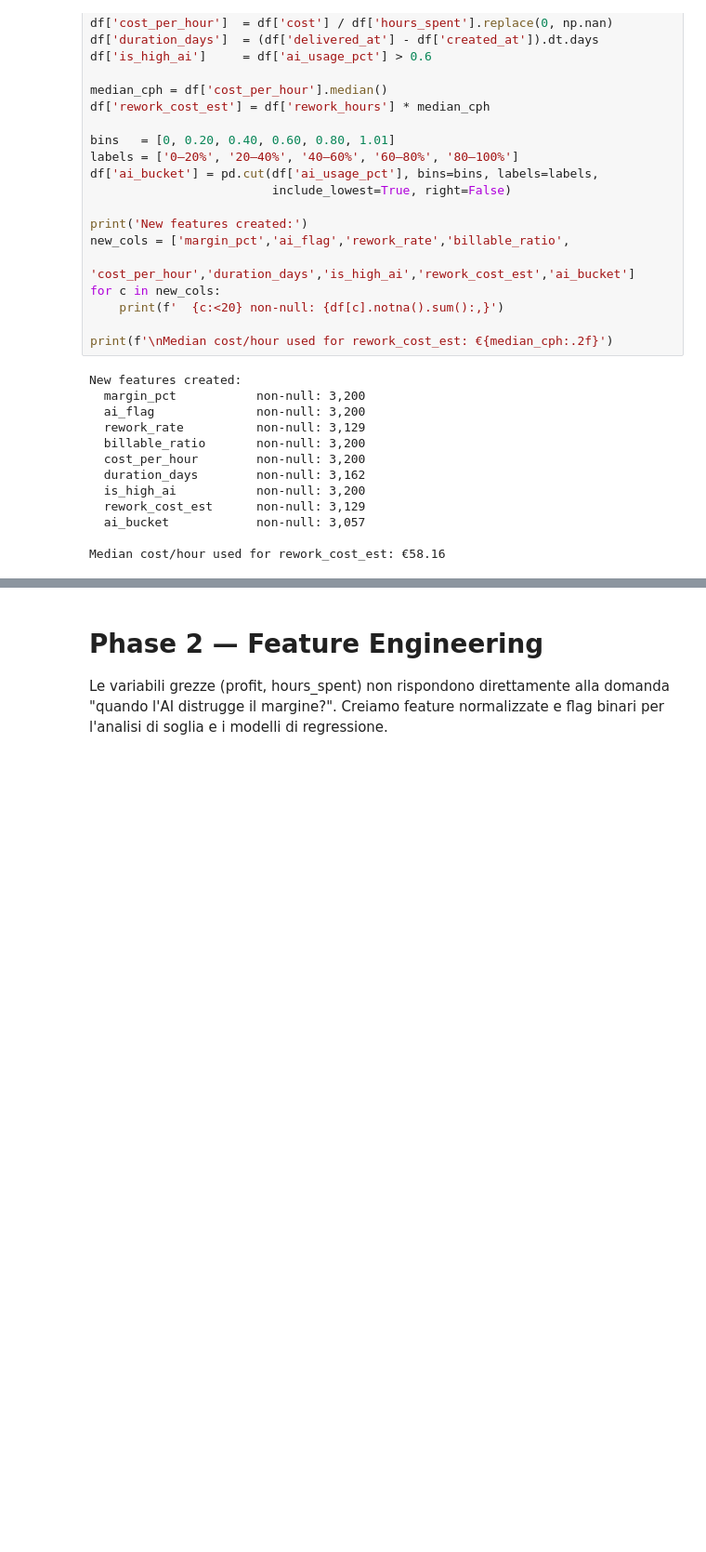
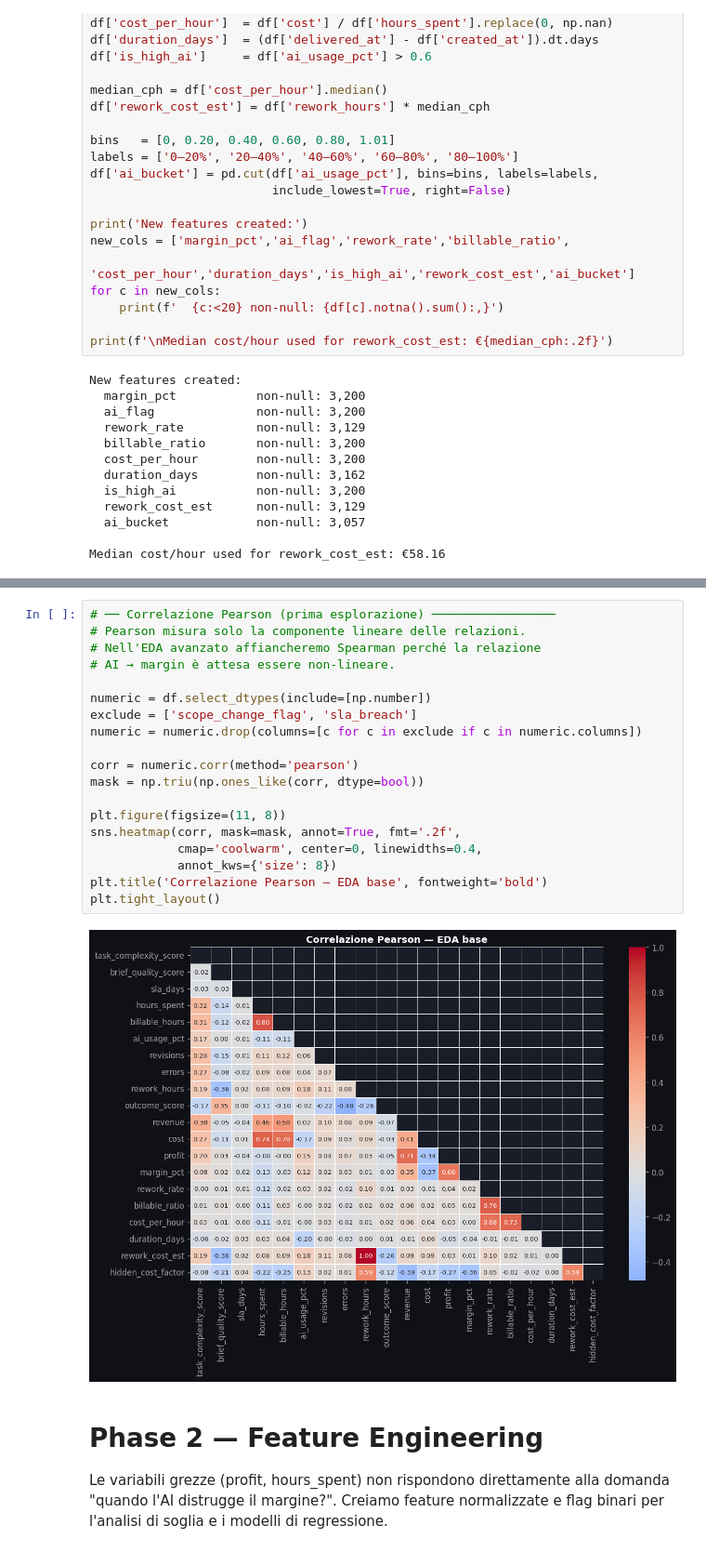
Before and after one commit to andreamammano89-maker/ML_Project_SEA_815441, a Jupyter notebook: pipeline.ipynb, the cells around one changed output, grey strips where cells are left out. Shown at 93% size. Saved outputs shown, nothing was run; the diff lists cells and outputs as text; blank space fills up the shorter version.

```diff
--- a/pipeline.ipynb
+++ b/pipeline.ipynb
@@ -617,3 +703,24 @@ Median cost/hour used for rework_cost_est: €58.16
+# %%
+# ── Correlazione Pearson (prima esplorazione) ─────────────────
+# Pearson misura solo la componente lineare delle relazioni.
+# Nell'EDA avanzato affiancheremo Spearman perché la relazione
+# AI → margin è attesa essere non-lineare.
+
+numeric = df.select_dtypes(include=[np.number])
+exclude = ['scope_change_flag', 'sla_breach']
+numeric = numeric.drop(columns=[c for c in exclude if c in numeric.columns])
+
+corr = numeric.corr(method='pearson')
+mask = np.triu(np.ones_like(corr, dtype=bool))
+
+plt.figure(figsize=(11, 8))
+sns.heatmap(corr, mask=mask, annot=True, fmt='.2f',
+            cmap='coolwarm', center=0, linewidths=0.4,
+            annot_kws={'size': 8})
+plt.title('Correlazione Pearson — EDA base', fontweight='bold')
+plt.tight_layout()
+# %% [output]
+[figure, added]
 # %% [markdown]
 
 # Phase 2 — Feature Engineering
```
Also changed, not shown: parts of 4 cells of this notebook.
